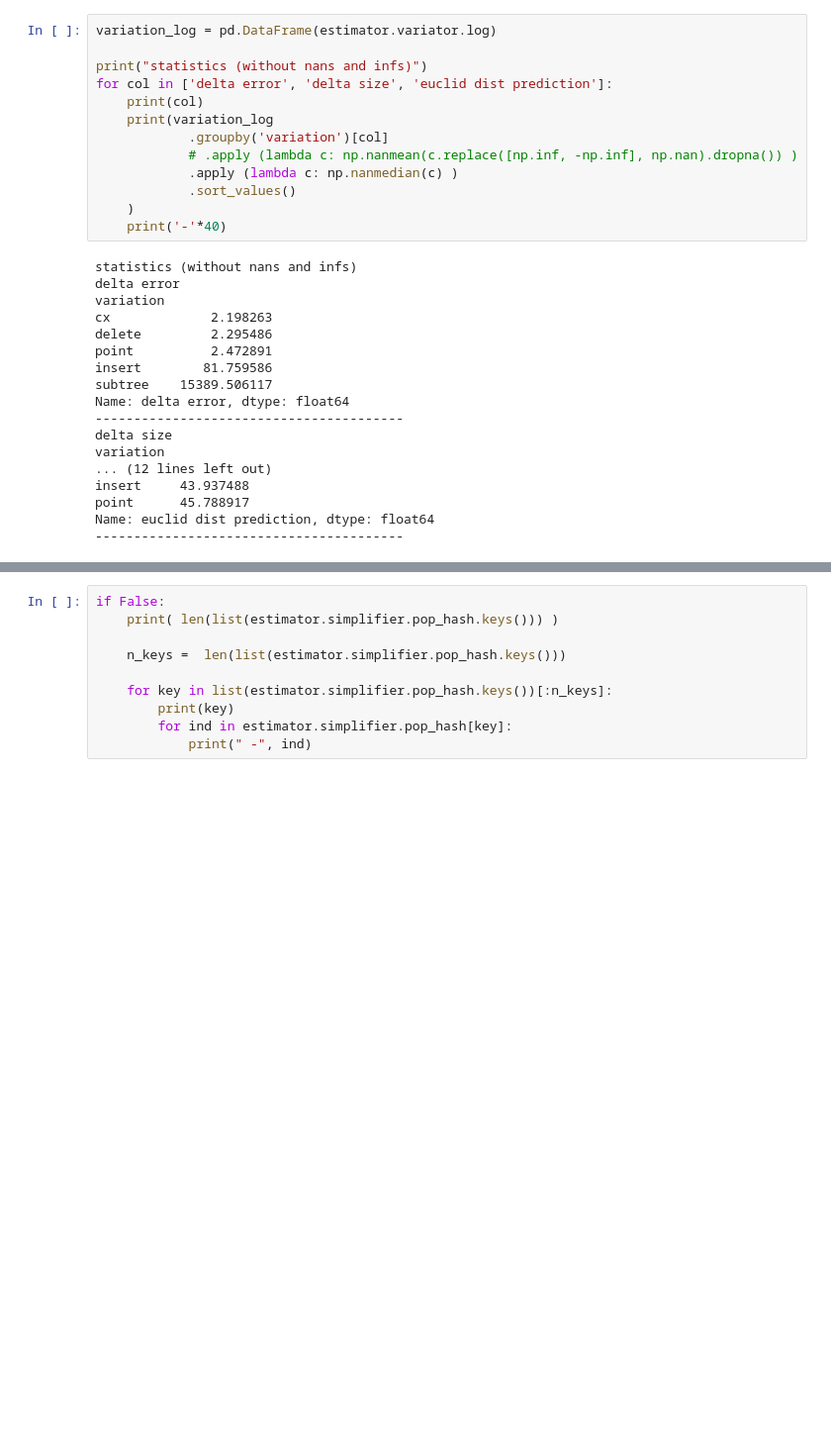
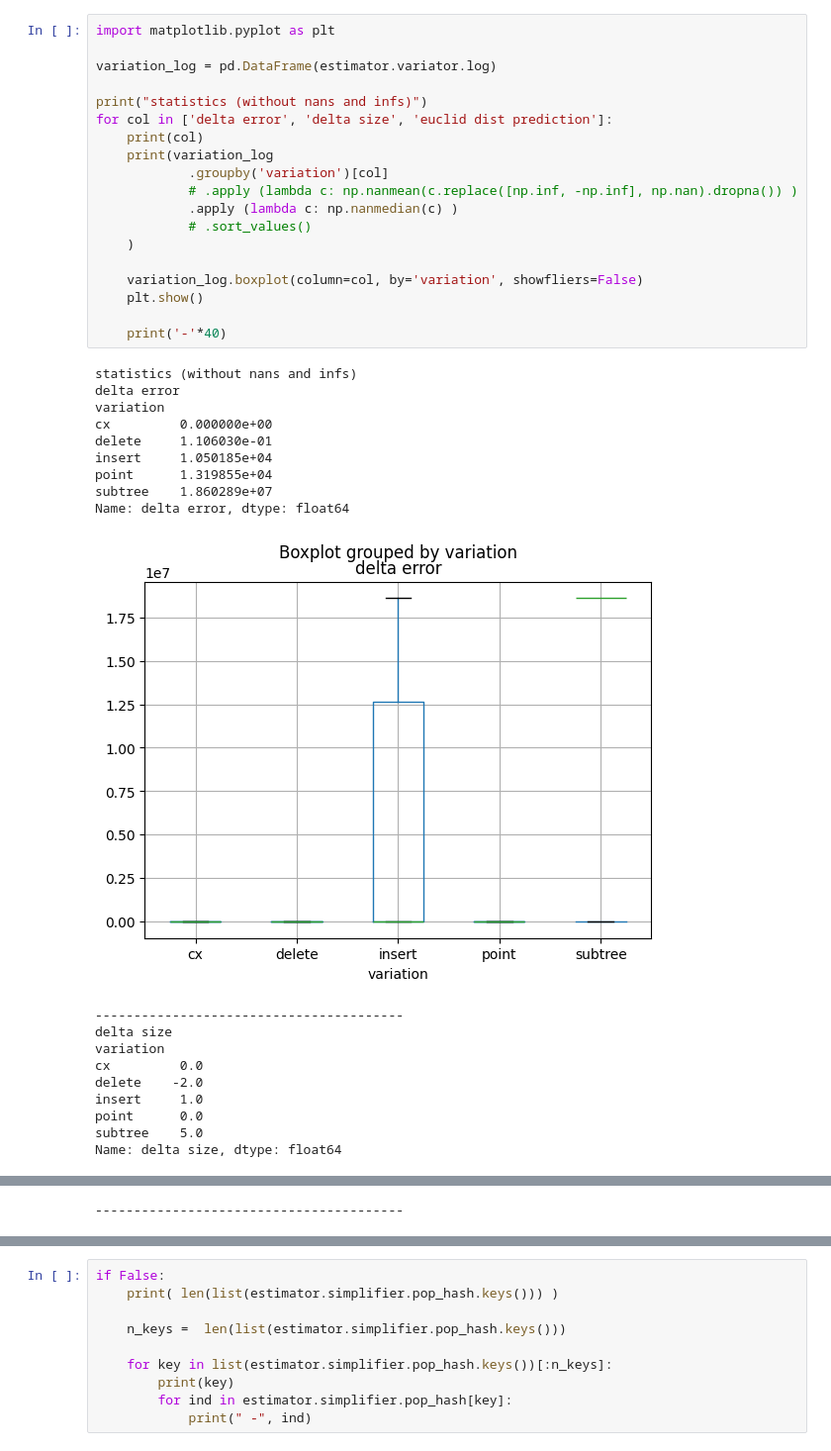
Before and after one commit to gAldeia/hashing-symbolic-expressions, a Jupyter notebook: models/test.ipynb, the cells around one changed output, grey strips where cells are left out. Shown at 99% size. Saved outputs shown, nothing was run; the diff lists cells and outputs as text; blank space fills up the shorter version.

```diff
--- a/models/test.ipynb
+++ b/models/test.ipynb
@@ -96,31 +102,39 @@ Name: reward, dtype: int64
 # %%
+import matplotlib.pyplot as plt
+
 variation_log = pd.DataFrame(estimator.variator.log)
 
 print("statistics (without nans and infs)")
 for col in ['delta error', 'delta size', 'euclid dist prediction']:
     print(col)
     print(variation_log
             .groupby('variation')[col]
             # .apply (lambda c: np.nanmean(c.replace([np.inf, -np.inf], np.nan).dropna()) )
             .apply (lambda c: np.nanmedian(c) )
-            .sort_values()
+            # .sort_values()
     )
+
+    variation_log.boxplot(column=col, by='variation', showfliers=False)
+    plt.show()
+
     print('-'*40)
 # %% [output]
 statistics (without nans and infs)
 delta error
 variation
-cx             2.198263
-delete         2.295486
-point          2.472891
-insert        81.759586
-subtree    15389.506117
+cx         0.000000e+00
+delete     1.106030e-01
+insert     1.050185e+04
+point      1.319855e+04
+subtree    1.860289e+07
 Name: delta error, dtype: float64
-----------------------------------------
-delta size
-variation
-... (12 lines left out)
-insert     43.937488
-point      45.788917
-Name: euclid dist prediction, dtype: float64
-----------------------------------------
+[figure, added]
+----------------------------------------
+delta size
+variation
+cx         0.0
+delete    -2.0
+insert     1.0
+point      0.0
+subtree    5.0
+Name: delta size, dtype: float64
@@ -126,0 +152 @@ Name: euclid dist prediction, dtype: float64
+----------------------------------------
```
Also changed, not shown: parts of 7 cells of this notebook.
